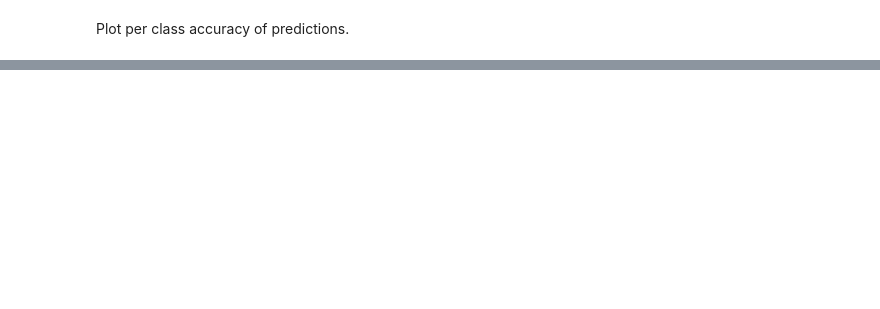
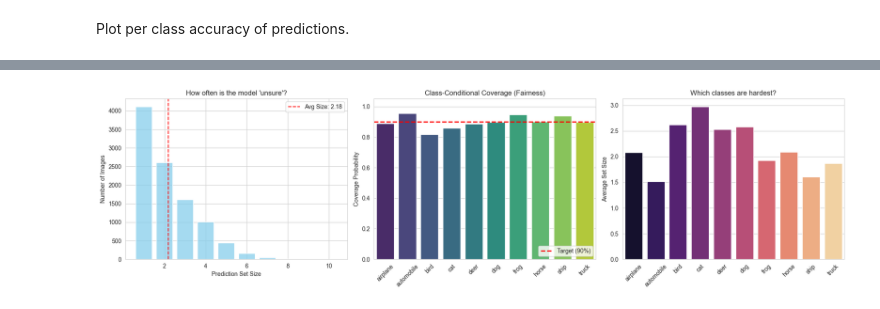
Before and after one commit to vokifrenik/Conformal-Prediction, a Jupyter notebook: conformal_classifier.ipynb, the cells around one changed output, grey strips where cells are left out. Drawn from its saved outputs; the diff is of its cells as text; code cells hidden in the pictures; blank space fills up the shorter version.

```diff
--- a/conformal_classifier.ipynb
+++ b/conformal_classifier.ipynb
@@ -584,0 +686,92 @@ with sns.axes_style('whitegrid'):
+# %%
+# ---------------------------------------------------------
+# 1. DATA COLLECTION (Run the test loop to gather stats)
+# ---------------------------------------------------------
+
+# Lists to store detailed results for plotting
+all_set_sizes = []          # Keeps track of how big the prediction set was for every single image
+class_hits = {i: [] for i in range(n_classes)} # Keeps track of hits/misses for each specific class
+class_set_sizes = {i: [] for i in range(n_classes)} # Keeps track of set sizes for each specific class
+
+print(f"Collecting data for Conformal Prediction graphs (Threshold: {thresh:.4f})...")
+
+model.eval()
+with torch.no_grad():
+    for inputs, targets in test_loader:
+        inputs, targets = inputs.to(device), targets.to(device)
+        output = model(inputs)
+        probs = torch.softmax(output, dim=1)
+
+        for i in range(len(probs)):
+            true_label = targets[i].item()
+
+            # Build the prediction set
+            pred_set = []
+            for j in range(len(probs[i])):
+                if probs[i][j] >= 1 - thresh:
+                    pred_set.append(j)
+
+            # Record the size of this specific prediction
+            set_size = len(pred_set)
+            all_set_sizes.append(set_size)
+            class_set_sizes[true_label].append(set_size)
+
+            # Did we get it right? (1 for Yes, 0 for No)
+            hit = 1 if true_label in pred_set else 0
+            class_hits[true_label].append(hit)
+
+# ---------------------------------------------------------
+# 2. VISUALIZATION (The Graphs)
+# ---------------------------------------------------------
+import pandas as pd # Easier to handle data for plotting
+
+# Setup the plot style
+plt.figure(figsize=(18, 5))
+class_names = [classes[i] for i in range(n_classes)]
+
+# --- GRAPH 1: Histogram of Set Sizes ---
+# This tells us: Is the model useful? (We want mostly size 1).
+# If we see a lot of size 5 or 6, the model is very unsure.
+plt.subplot(1, 3, 1)
+sns.histplot(all_set_sizes, discrete=True, color='skyblue', shrink=.8)
+plt.axvline(np.mean(all_set_sizes), color='red', linestyle='--', label=f"Avg Size: {np.mean(all_set_sizes):.2f}")
+plt.xlabel("Prediction Set Size")
+plt.ylabel("Number of Images")
+plt.title("How often is the model 'unsure'?")
+plt.legend()
+
+
+# --- GRAPH 2: Coverage per Class ---
+# This tells us: Is the model 'fair'?
+# It should cover 90% (if alpha=0.1) for EVERY class.
+# If 'Cat' is at 60%, the conformal guarantee is failing for that specific class.
+plt.subplot(1, 3, 2)
+
+# Calculate mean coverage per class
+per_class_coverage = [np.mean(class_hits[i]) for i in range(n_classes)]
+
+sns.barplot(x=class_names, y=per_class_coverage, palette="viridis")
+plt.axhline(1.0 - 0.1, color='red', linestyle='--', linewidth=2, label="Target (90%)") # Assuming alpha=0.1
+plt.xticks(rotation=45)
+plt.ylim(0, 1.05)
+plt.ylabel("Coverage Probability")
+plt.title("Class-Conditional Coverage (Fairness)")
+plt.legend(loc='lower right')
+
+
+# --- GRAPH 3: Average Set Size per Class ---
+# This tells us: Which classes are the hardest?
+# Harder classes will need larger sets to maintain the 90% guarantee.
+plt.subplot(1, 3, 3)
+
+# Calculate mean set size per class
+per_class_size = [np.mean(class_set_sizes[i]) for i in range(n_classes)]
+
+sns.barplot(x=class_names, y=per_class_size, palette="magma")
+plt.xticks(rotation=45)
+plt.ylabel("Average Set Size")
+plt.title("Which classes are hardest?")
+
+plt.tight_layout()
+plt.show()
+# %% [output]
@@ -584,0 +786 @@ with sns.axes_style('whitegrid'):
+[figure, added]
```
Also changed, not shown: parts of 13 cells of this notebook.
